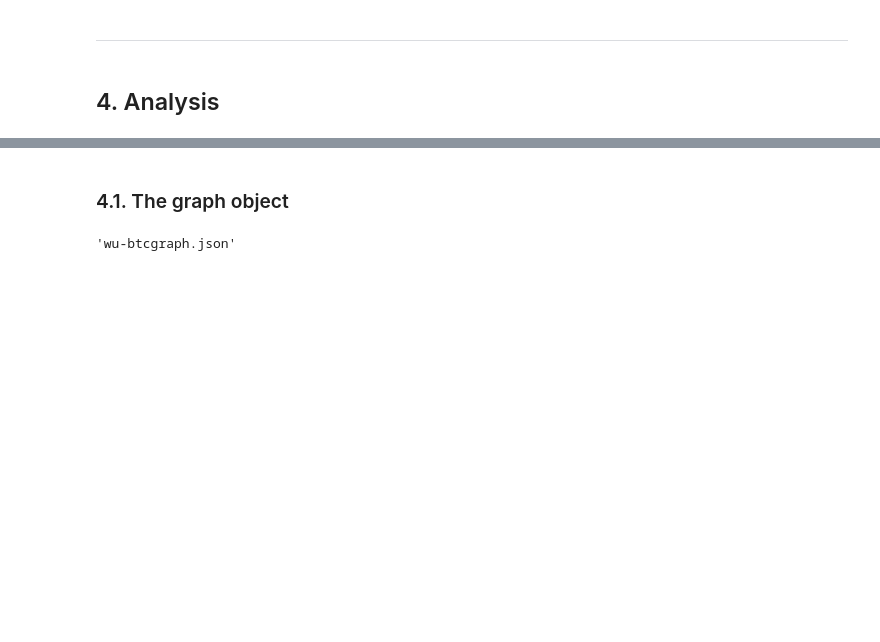
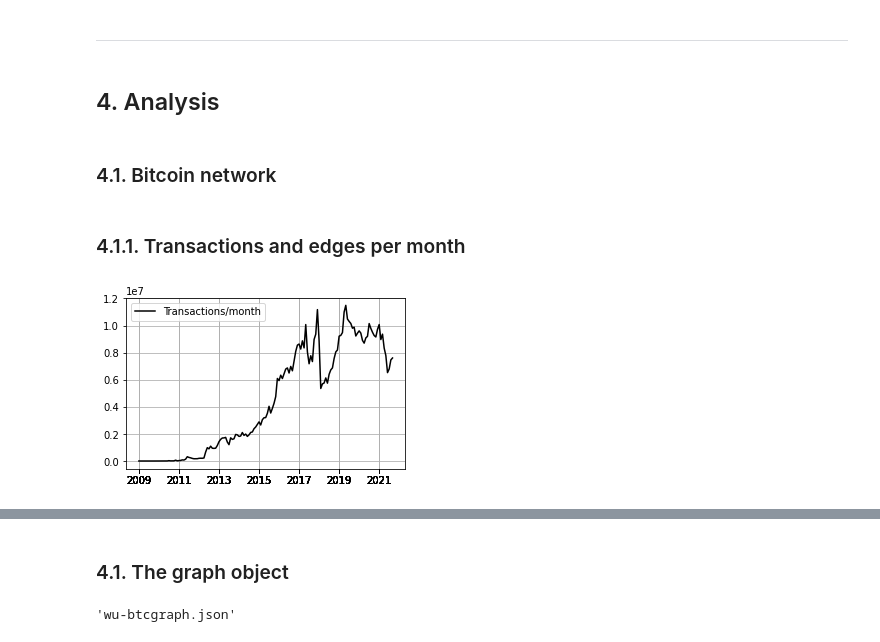
Before and after one commit to nerolation/python-bitcoin-scraper, a Jupyter notebook: btc-graph-analysis.ipynb, the cells around one changed output, grey strips where cells are left out. Drawn from its saved outputs; the diff is of its cells as text; code cells hidden in the pictures; blank space fills up the shorter version.

```diff
--- a/btc-graph-analysis.ipynb
+++ b/btc-graph-analysis.ipynb
@@ -231,3 +234,48 @@ G.addEdge??
 ***
 # %% [markdown]
 ## 4. Analysis
+# %%
+%matplotlib inline
+import matplotlib.pyplot as plt
+plt.rcParams['axes.grid'] = True
+import networkit as nk
+import os
+import pandas as pd
+
+if not os.path.isdir("./pictures"):
+    os.mkdir("./pictures")
+# %% [markdown]
+### 4.1. Bitcoin network
+# %% [markdown]
+### 4.1.1. Transactions and edges per month
+# %%
+bq_table = "bitcoin_transactions_per_month"
+query = """
+        SELECT    *
+        FROM      `{}.{}.{}`
+        """.format(bq_project,bq_dataset,bq_table)
+
+df_txs   = pd.read_gbq(query, bq_project)[:-1]
+
+# Create figure with size 5x3.15 inches
+plt.figure(figsize=(5, 3.15))
+
+# Join year and month to get month-of-year `moy`
+df_txs["moy"] = df_txs["year"].astype(str)  + "/" + df_txs["month"].astype(str)
+
+# Plot chart
+plt.plot(df_txs["moy"],df_txs["c"], color="k")
+
+# Customize ticks
+ticks_position = [i+"/1" for i in df_txs["year"].astype(str) if int(i) % 2 != 0]
+ticks          = [tick.split("/")[0] for tick in ticks_position]
+plt.xticks(ticks_position, ticks)
+
+# Legend
+plt.legend(["Transactions/month"])
+
+#Save figure and show
+plt.savefig("./pictures/txs_over_months.pdf")
+plt.show()
+# %% [output]
+[figure, added]
```
Also changed, not shown: parts of 6 cells of this notebook.
